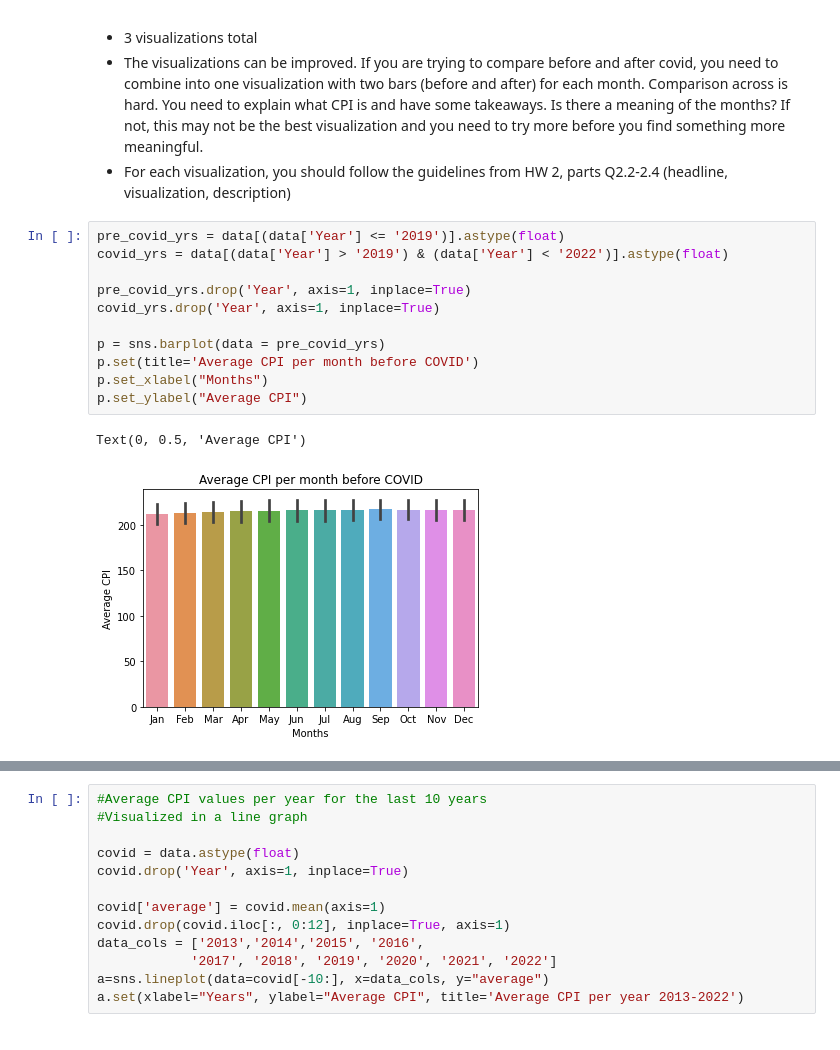
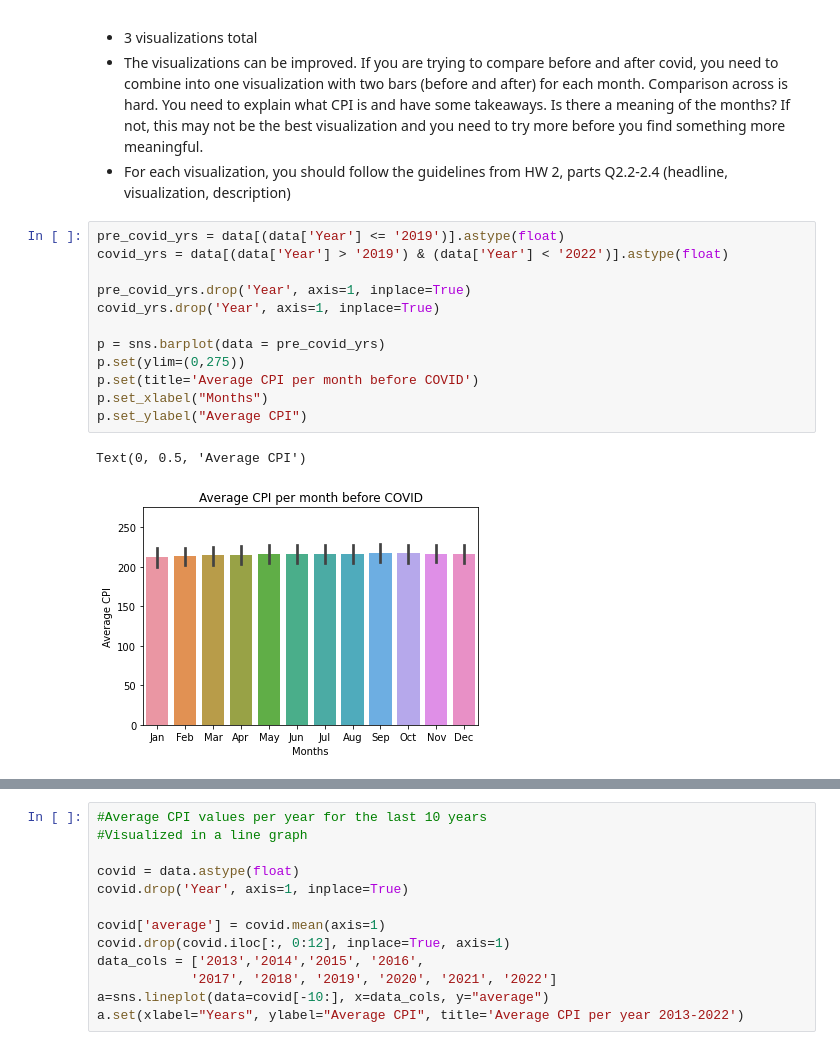
Before and after one commit to shahkaran53527/CPI-Data-Analysis, a Jupyter notebook: final_report.ipynb, the cells around one changed output, grey strips where cells are left out. Saved outputs shown, nothing was run; the diff lists cells and outputs as text.

Commit message:
Changed bar graph limits and fixed results section and ML error

```diff
--- a/final_report.ipynb
+++ b/final_report.ipynb
@@ -64,17 +64,18 @@ We also looked at different data sources (PPI).
 # %%
 pre_covid_yrs = data[(data['Year'] <= '2019')].astype(float)
 covid_yrs = data[(data['Year'] > '2019') & (data['Year'] < '2022')].astype(float)
 
 pre_covid_yrs.drop('Year', axis=1, inplace=True)
 covid_yrs.drop('Year', axis=1, inplace=True)
 
 p = sns.barplot(data = pre_covid_yrs)
+p.set(ylim=(0,275))
 p.set(title='Average CPI per month before COVID')
 p.set_xlabel("Months")
 p.set_ylabel("Average CPI")
 # %% [output]
 Text(0, 0.5, 'Average CPI')
-[figure, old version]
+[figure, new version]
 # %%
 cpi_2019 = data[(data['Year'] == '2019')].astype(float)
 
```
Also changed, not shown: parts of 6 cells of this notebook.
